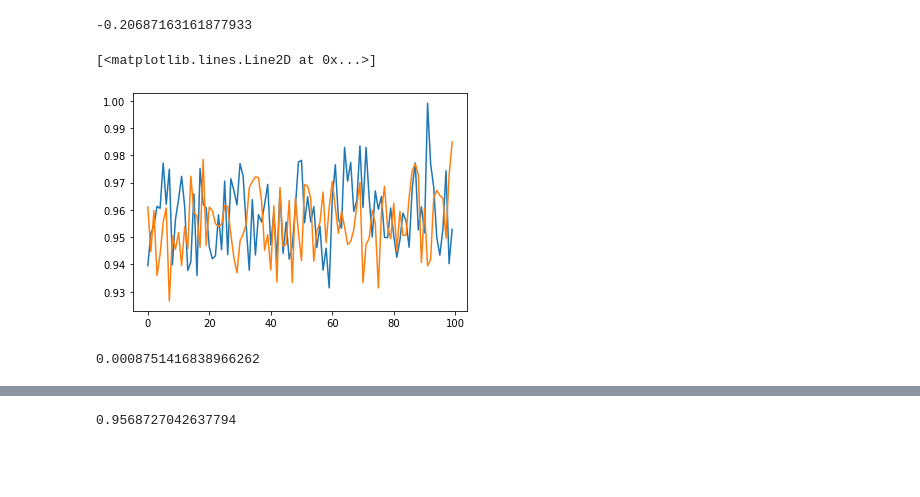
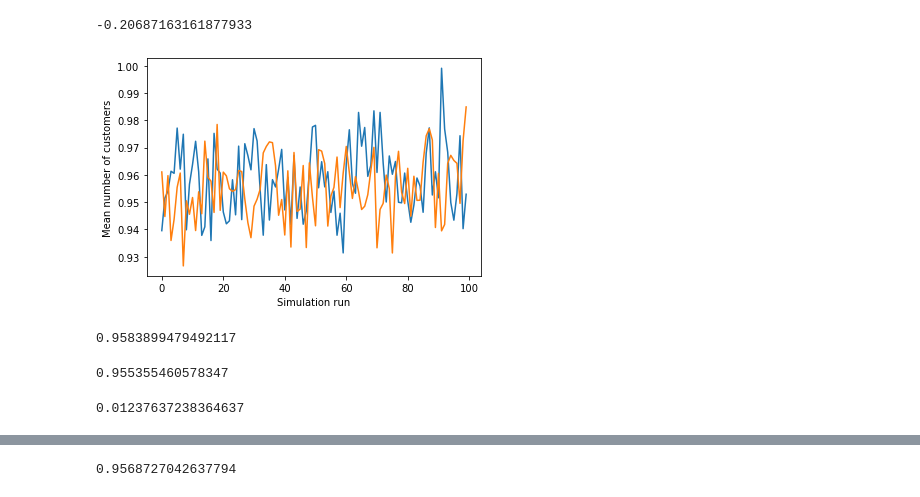
Before and after one commit to nikvogel/SimulationExam, a Jupyter notebook: Simulation/AnalysisQueueing.ipynb, the cells around one changed output, grey strips where cells are left out. Cells and saved outputs as stored; diff of their text form; code cells hidden in the pictures; blank space fills up the shorter version.

```diff
--- a/Simulation/AnalysisQueueing.ipynb
+++ b/Simulation/AnalysisQueueing.ipynb
@@ -51,18 +52,29 @@ corr01
 # %%
 plt.plot(df.index, df['Customers 0'])
 plt.plot(df.index, df['Customers 1'])
+plt.tight_layout
+plt.ylabel('Mean number of customers')
+plt.xlabel('Simulation run')
+plt.savefig('AntitheticResults.png')
 # %% [output]
-[<matplotlib.lines.Line2D at 0x...>]
-[figure, old version]
+[figure, new version]
 # %%
 mean0 = df['Customers 0'].mean()
 mean1 = df['Customers 1'].mean()
+# %%
+mean0
+# %% [output]
+0.9583899479492117
+# %%
+mean1
+# %% [output]
+0.955355460578347
 # %%
 total = np.append(df['Customers 0'].to_numpy(), df['Customers 1'].to_numpy())
 # %%
-total.std()/math.sqrt(total.size)
+total.std()
 # %% [output]
-0.0008751416838966262
+0.01237637238364637
 # %%
 sd0 = df['Customers 0'].std()/math.sqrt(len(df['Customers 0']))
 sd1 = df['Customers 1'].std()/math.sqrt(len(df['Customers 1']))
```
Also changed, not shown: parts of 19 cells of this notebook, 4 other files.
